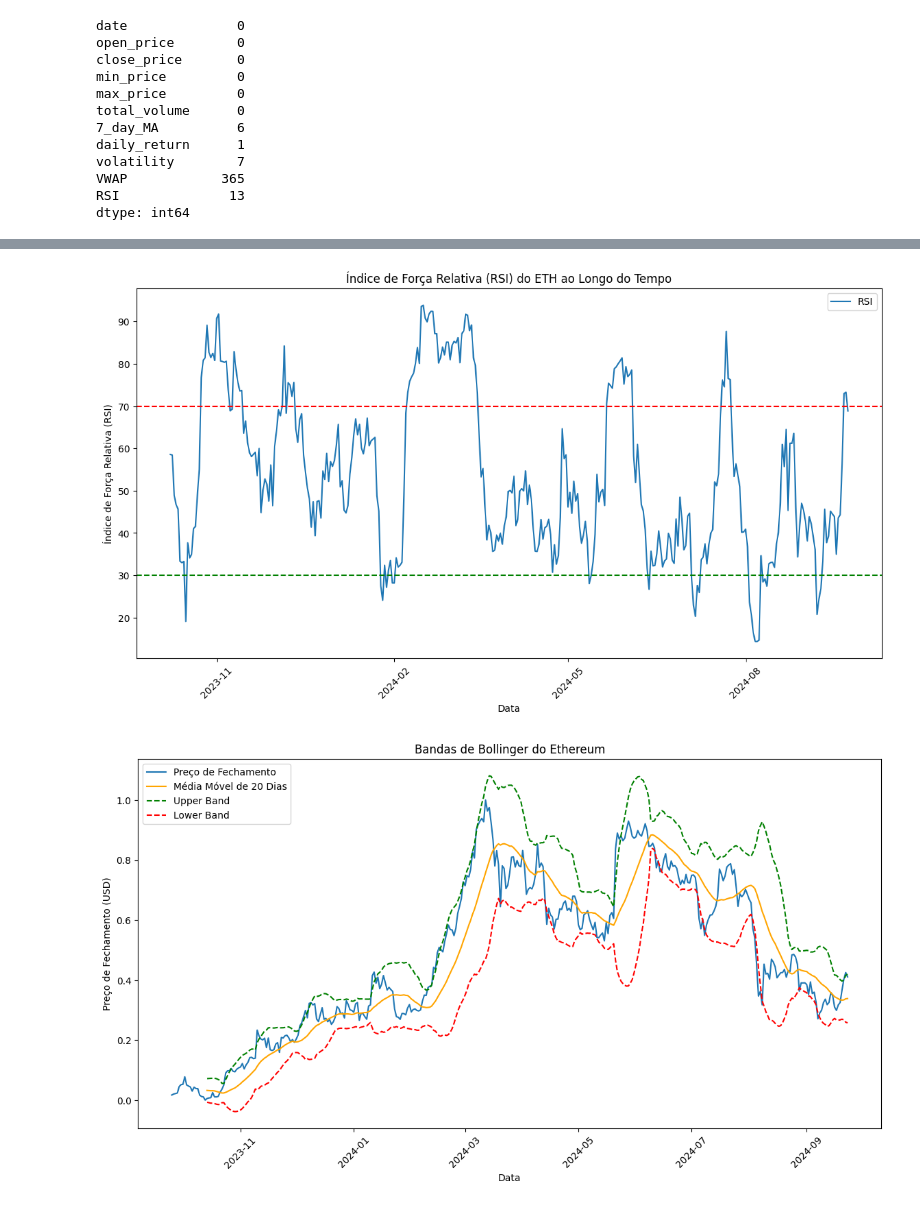
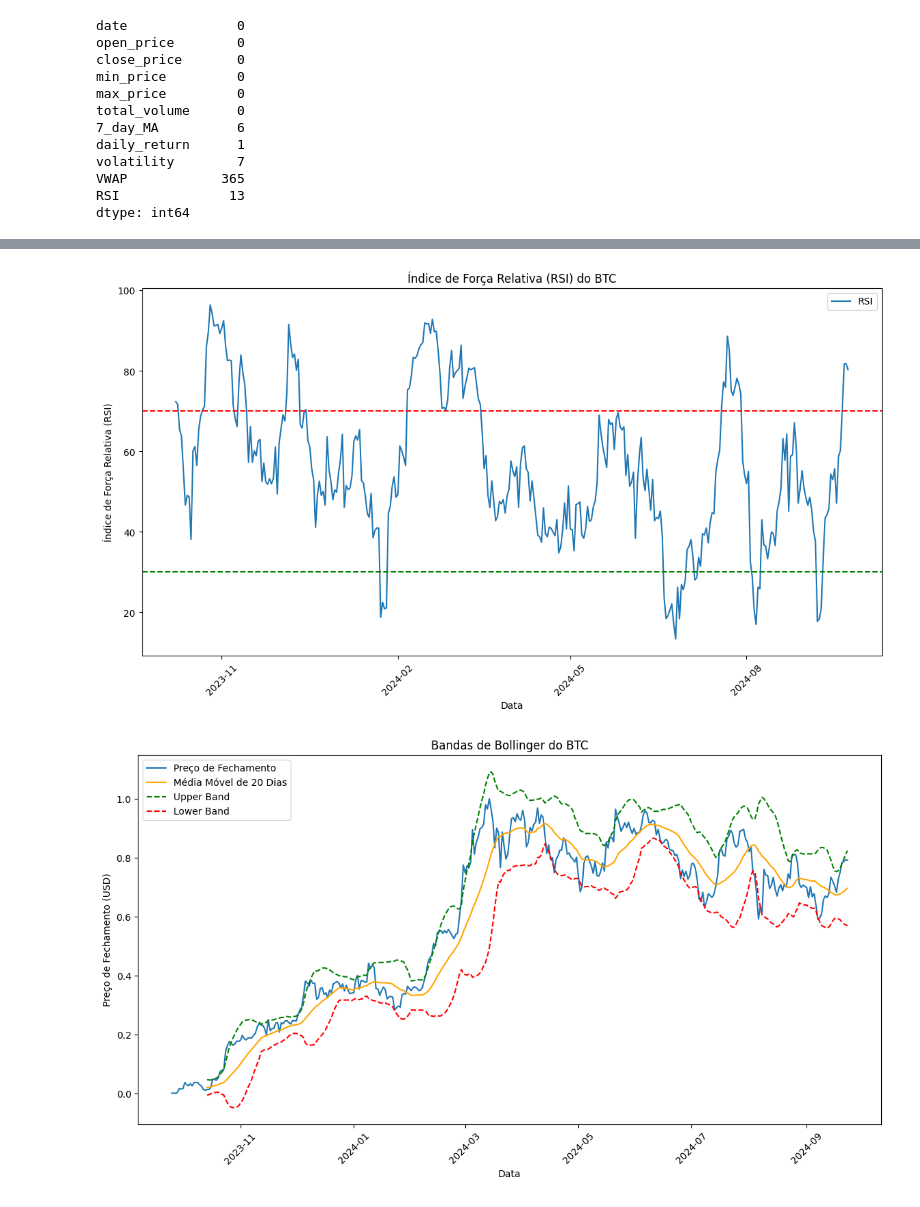
Before and after one commit to gabriellemitoso793/modulo7-engcomp, a Jupyter notebook: ponderada-crypto/src/data/dados-processados/analise-exploratoria-btc.ipynb, the cells around one changed output, grey strips where cells are left out. Cells and saved outputs as stored; diff of their text form; code cells hidden in the pictures.

```diff
--- a/ponderada-crypto/src/data/dados-processados/analise-exploratoria-btc.ipynb
+++ b/ponderada-crypto/src/data/dados-processados/analise-exploratoria-btc.ipynb
@@ -13,6 +13,7 @@ Carregar o banco de dados
 # %% [markdown]
 Subindo o dataset
 # %%
+df_btc = pd.read_csv('/home/gabriellemitoso/modulo7-engcomp/ponderada-crypto/src/data/dados-puros/bitcoin_daily_data.csv')
 df_ethereum = pd.read_csv('/home/gabriellemitoso/modulo7-engcomp/ponderada-crypto/src/data/dados-puros/ethereum_daily_data.csv')
 # %% [markdown]
 Obter infos sobre o csv
@@ -183,22 +184,19 @@ import pandas as pd
 import matplotlib.pyplot as plt
 import matplotlib.dates as mdates
 
-# Converter a coluna 'Data' para o tipo datetime
-df_ethereum['Data'] = pd.to_datetime(df_ethereum['Data'])
+df_btc['Data'] = pd.to_datetime(df_btc['Data'])
 
 plt.figure(figsize=(14, 7))
-plt.plot(df_ethereum['Data'], df_ethereum['Ultimo'], label='Preço de Fechamento')
+plt.plot(df_btc['Data'], df_btc['Ultimo'], label='Preço de Fechamento')
 
-# Rotacionar os rótulos das datas
 plt.xticks(rotation=45)
 
-# Definir o formato da data para exibição
 plt.gca().xaxis.set_major_locator(mdates.MonthLocator(interval=3))
 plt.gca().xaxis.set_major_formatter(mdates.DateFormatter('%Y-%m'))
 
 plt.xlabel('Data')
 plt.ylabel('Preço de Fechamento (USD)')
-plt.title('Preço de Fechamento do ETH ao Longo do Tempo')
+plt.title('Preço de Fechamento do BTC ao Longo do Tempo')
 plt.legend()
 plt.show()
 # %% [output]
@@ -208,12 +206,12 @@ import pandas as pd
 import matplotlib.pyplot as plt
 import seaborn as sns
 
-df_ethereum['Retorno_Diario'] = df_ethereum['Ultimo'].pct_change()
+df_btc['Retorno_Diario'] = df_btc['Ultimo'].pct_change()
 
 plt.figure(figsize=(10, 6))
-sns.histplot(df_ethereum['Retorno_Diario'].dropna(), bins=50, kde=True)
+sns.histplot(df_btc['Retorno_Diario'].dropna(), bins=50, kde=True)
 
-plt.title('Distribuição de Retornos Diários do Ethereum')
+plt.title('Distribuição de Retornos Diários do BTC')
 plt.xlabel('Retorno Diário')
 plt.ylabel('Frequência')
 plt.show()
@@ -254,10 +248,8 @@ import pandas as pd
 import matplotlib.pyplot as plt
 import matplotlib.dates as mdates
 
-# Converter a coluna 'Data' para o tipo datetime
-df_ethereum['Data'] = pd.to_datetime(df_ethereum['Data'])
+df_btc['Data'] = pd.to_datetime(df_btc['Data'])
 
-# Função para calcular o RSI (alterado 'Close' para 'Ultimo')
 def calculate_rsi(data, window=14):
     delta = data['Ultimo'].diff()
     gain = (delta.where(delta > 0, 0)).rolling(window=window).mean()
@@ -266,10 +258,10 @@ def calculate_rsi(data, window=14):
     rsi = 100 - (100 / (1 + rs))
     return rsi
 
-df_ethereum['RSI'] = calculate_rsi(df_ethereum)
+df_btc['RSI'] = calculate_rsi(df_btc)
 
 plt.figure(figsize=(14, 7))
-plt.plot(df_ethereum['Data'], df_ethereum['RSI'], label='RSI')
+plt.plot(df_btc['Data'], df_btc['RSI'], label='RSI')
 plt.axhline(70, color='red', linestyle='--')
 plt.axhline(30, color='green', linestyle='--')
 
@@ -280,32 +272,30 @@ plt.gca().xaxis.set_major_formatter(mdates.DateFormatter('%Y-%m'))
 
 plt.xlabel('Data')
 plt.ylabel('Índice de Força Relativa (RSI)')
-plt.title('Índice de Força Relativa (RSI) do ETH ao Longo do Tempo')
+plt.title('Índice de Força Relativa (RSI) do BTC')
 plt.legend()
 plt.show()
 # %% [output]
-[figure, old version]
+[figure, new version]
 # %%
 import pandas as pd
 import matplotlib.pyplot as plt
 
-# Calculando as Bandas de Bollinger para Ethereum
-df_ethereum['SMA_20'] = df_ethereum['Ultimo'].rolling(window=20).mean()
-df_ethereum['Upper_Band'] = df_ethereum['SMA_20'] + (df_ethereum['Ultimo'].rolling(window=20).std() * 2)
-df_ethereum['Lower_Band'] = df_ethereum['SMA_20'] - (df_ethereum['Ultimo'].rolling(window=20).std() * 2)
+df_btc['SMA_20'] = df_btc['Ultimo'].rolling(window=20).mean()
+df_btc['Upper_Band'] = df_btc['SMA_20'] + (df_btc['Ultimo'].rolling(window=20).std() * 2)
+df_btc['Lower_Band'] = df_btc['SMA_20'] - (df_btc['Ultimo'].rolling(window=20).std() * 2)
 
-# Plotando as Bandas de Bollinger para Ethereum
 plt.figure(figsize=(14, 7))
-plt.plot(df_ethereum['Data'], df_ethereum['Ultimo'], label='Preço de Fechamento')
-plt.plot(df_ethereum['Data'], df_ethereum['SMA_20'], label='Média Móvel de 20 Dias', color='orange')
-plt.plot(df_ethereum['Data'], df_ethereum['Upper_Band'], label='Upper Band', color='green', linestyle='--')
-plt.plot(df_ethereum['Data'], df_ethereum['Lower_Band'], label='Lower Band', color='red', linestyle='--')
+plt.plot(df_btc['Data'], df_btc['Ultimo'], label='Preço de Fechamento')
+plt.plot(df_btc['Data'], df_btc['SMA_20'], label='Média Móvel de 20 Dias', color='orange')
+plt.plot(df_btc['Data'], df_btc['Upper_Band'], label='Upper Band', color='green', linestyle='--')
+plt.plot(df_btc['Data'], df_btc['Lower_Band'], label='Lower Band', color='red', linestyle='--')
 
 plt.xticks(rotation=45)
 plt.xlabel('Data')
 plt.ylabel('Preço de Fechamento (USD)')
-plt.title('Bandas de Bollinger do Ethereum')
+plt.title('Bandas de Bollinger do BTC')
 plt.legend()
 plt.show()
 # %% [output]
-[figure, old version]
+[figure, new version]
```
Also changed, not shown: parts of 12 cells of this notebook, 6 other files.
